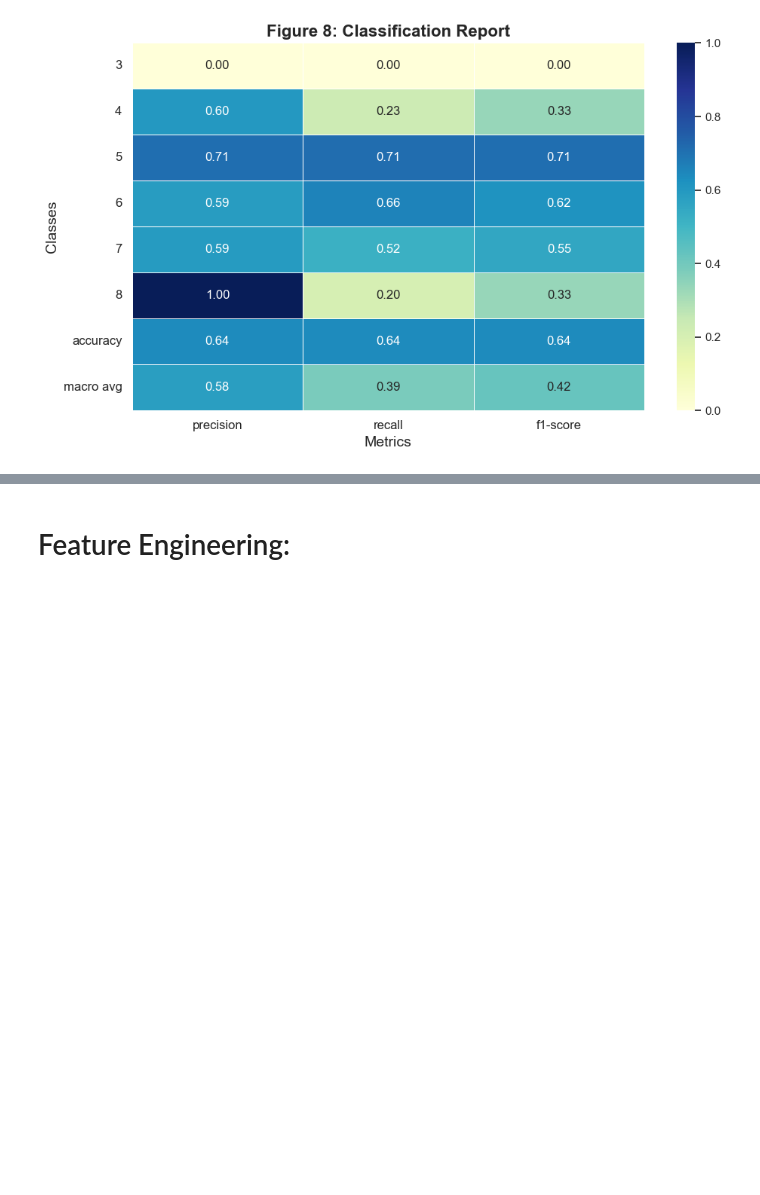
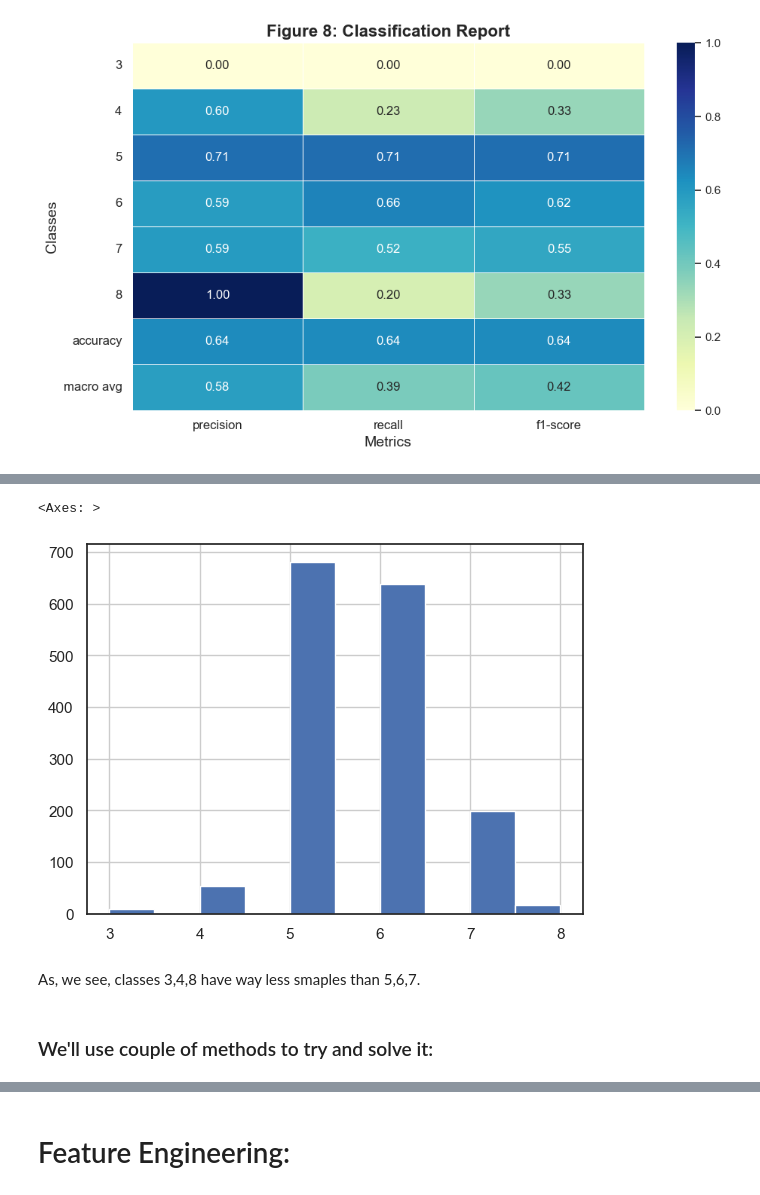
Before and after one commit to airbagdeer/tabular-ds-project, a Jupyter notebook: EX2.ipynb, the cells around one changed output, grey strips where cells are left out. Drawn from its saved outputs; the diff is of its cells as text; code cells hidden in the pictures; blank space fills up the shorter version.

```diff
--- a/EX2.ipynb
+++ b/EX2.ipynb
@@ -169,0 +181,9 @@ we should first balance the data and then do feature engineering
+# %%
+y.hist()
+# %% [output]
+<Axes: >
+[figure, added]
+# %% [markdown]
+As, we see, classes 3,4,8 have way less smaples than 5,6,7.
+# %% [markdown]
+### We'll use couple of methods to try and solve it:
```
Also changed, not shown: parts of 55 cells of this notebook.
